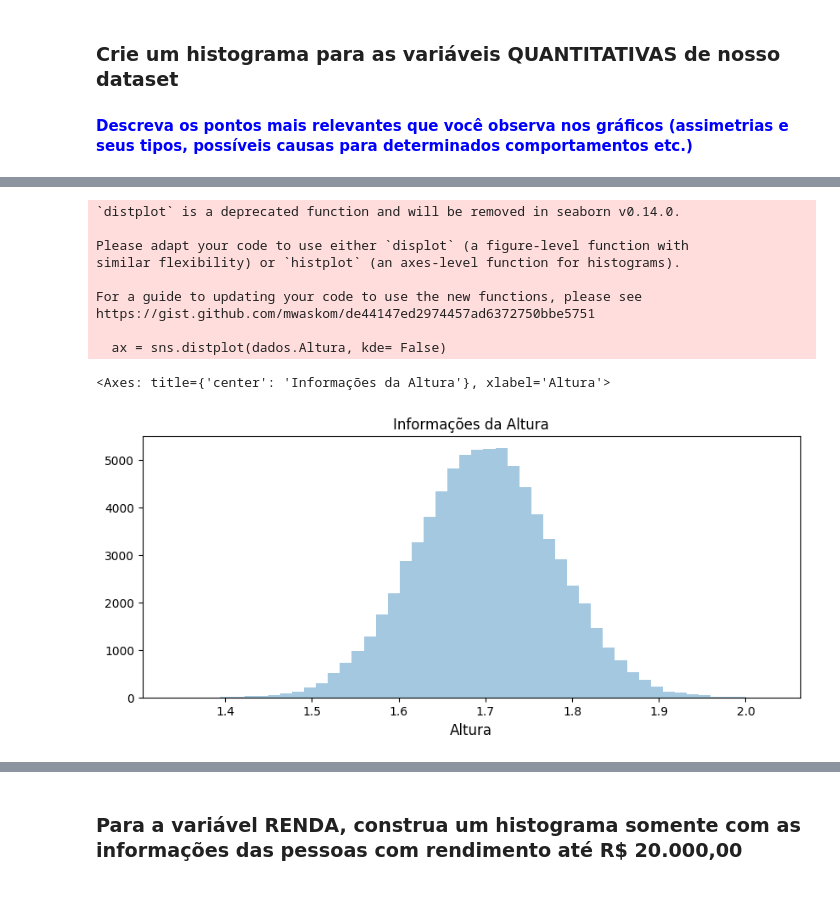
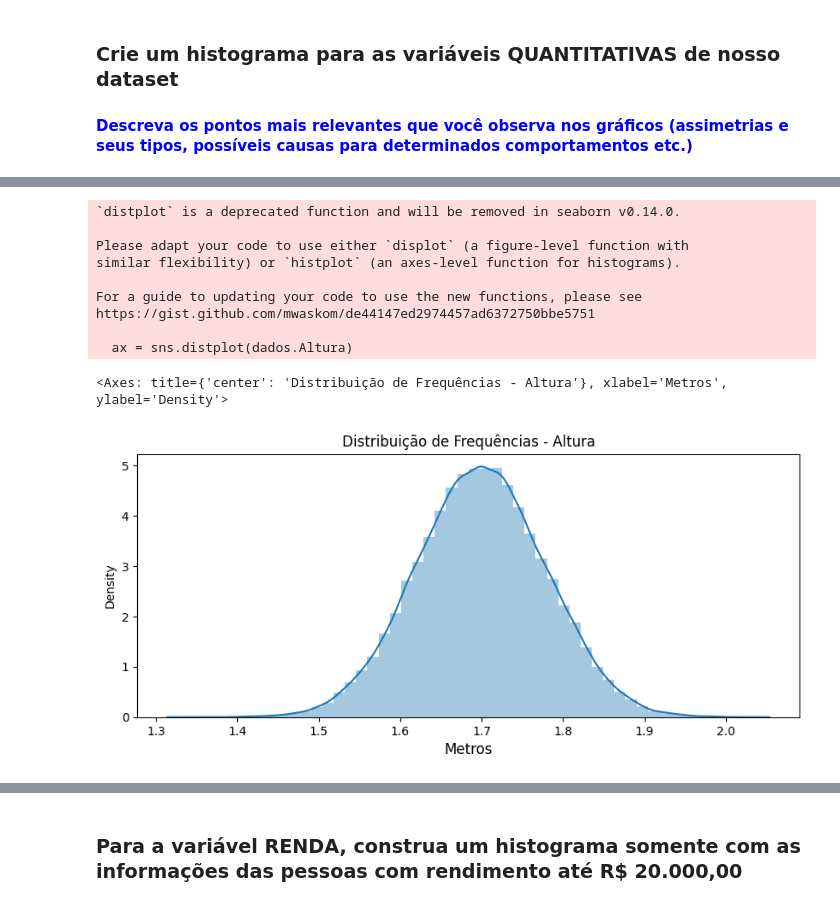
Before and after one commit to euninha1/estatistica_py, a Jupyter notebook: Análise_Descritiva.ipynb, the cells around one changed output, grey strips where cells are left out. Drawn from its saved outputs; the diff is of its cells as text; code cells hidden in the pictures.

```diff
--- a/Análise_Descritiva.ipynb
+++ b/Análise_Descritiva.ipynb
@@ -282,19 +262,19 @@ Escreva suas conclusões aqui
 # %%
-ax = sns.distplot(dados.Altura, kde= False)
+ax = sns.distplot(dados.Altura)
 
 ax.figure.set_size_inches(10, 4)
-ax.set_title('Informações da Altura', fontsize = 12)
-ax.set_xlabel('Altura', fontsize = 12)
+ax.set_title('Distribuição de Frequências - Altura', fontsize = 12)
+ax.set_xlabel('Metros', fontsize = 12)
 ax
 # %% [output]
 `distplot` is a deprecated function and will be removed in seaborn v0.14.0.
 
 Please adapt your code to use either `displot` (a figure-level function with
 similar flexibility) or `histplot` (an axes-level function for histograms).
 
 For a guide to updating your code to use the new functions, please see
 https://gist.github.com/mwaskom/de44147ed2974457ad6372750bbe5751
 
-  ax = sns.distplot(dados.Altura, kde= False)
+  ax = sns.distplot(dados.Altura)
-<Axes: title={'center': 'Informações da Altura'}, xlabel='Altura'>
+<Axes: title={'center': 'Distribuição de Frequências - Altura'}, xlabel='Metros', ylabel='Density'>
-[figure, old version]
+[figure, new version]
```
Also changed, not shown: parts of 43 cells of this notebook.
